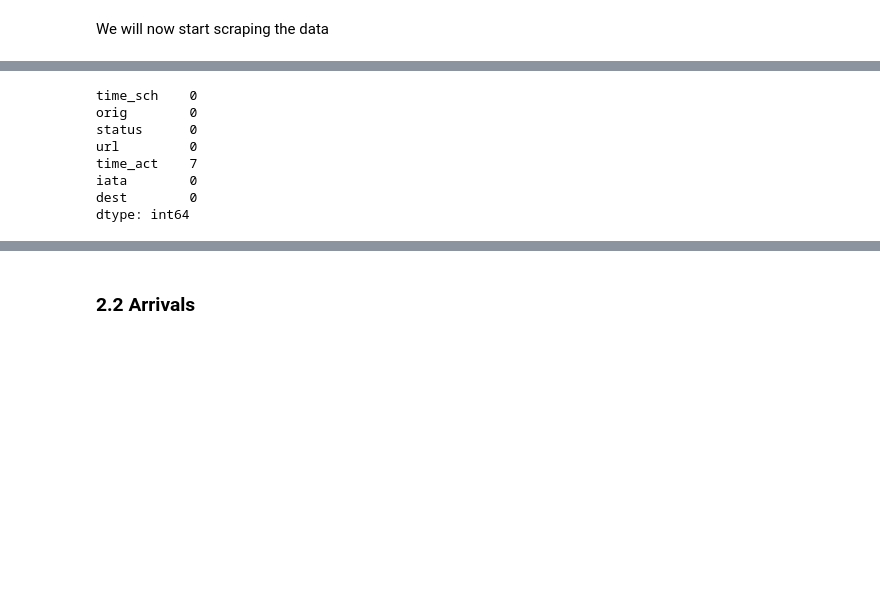
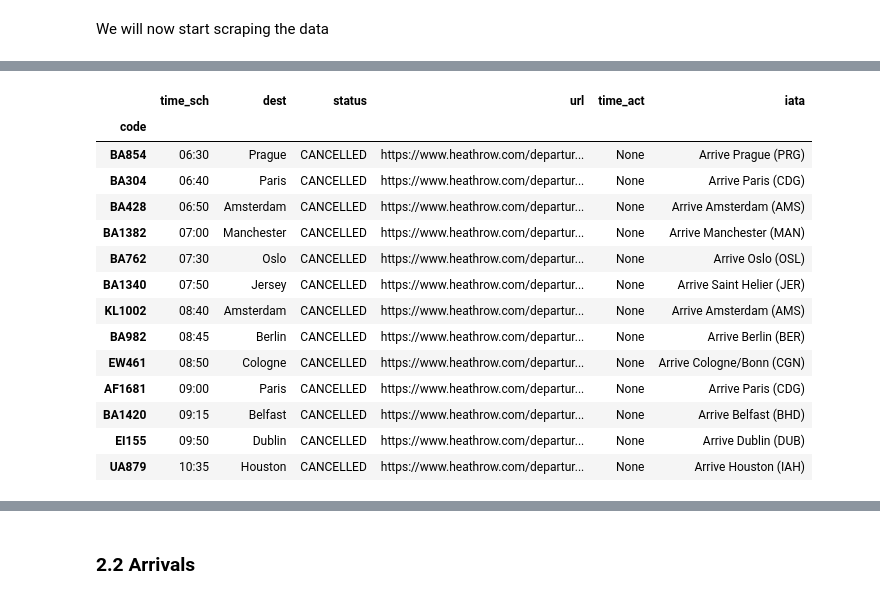
Before and after one commit to cwtravisyip/LHR_ops_data, a Jupyter notebook: code/selenium_scraper.ipynb, the cells around one changed output, grey strips where cells are left out. Saved outputs shown, nothing was run; the diff lists cells and outputs as text; code cells hidden in the pictures; blank space fills up the shorter version.

```diff
--- a/code/selenium_scraper.ipynb
+++ b/code/selenium_scraper.ipynb
@@ -153,11 +180,17 @@ departures.head()
+# %%
+# initialise a 'time_act' column to fill
+departures['time_act'] = pd.NA
+# %%
+driver = webdriver.Firefox()
+driver.get("https://www.heathrow.com/departure")
 # %%
 # iterate through rows
 counter = 1
 error_list = []
 # set up headless driver
-for key, val in departures[departures['time_act'].isna()].iterrows():
+for key, val in departures[(departures['time_act'].isna()) & (departures["status"] == "DEPARTED")].iterrows():
     driver.get(val['url'])
-    time.sleep(0.2)
+    time.sleep(0.25)
     try:
         time_act, iata = scrape_flight_page(dep=True)
         departures.loc[key,['time_act','iata']] = time_act, iata
@@ -169,11 +211,19 @@ for key, val in departures[departures['time_act'].isna()].iterrows():
-# %%
-departures.isnull().sum()
-# %% [output]
-time_sch    0
-orig        0
-status      0
-url         0
-time_act    7
-iata        0
-dest        0
-dtype: int64
+# %%
+# inspect the empty data
+departures[(departures["iata"].notna()) & (departures["time_act"].isna())]
+# %% [output]
+|  | time_sch | dest | status | url | time_act | iata |
+| code |  |  |  |  |  |  |
+| BA854 | 06:30 | Prague | CANCELLED | https://www.heathrow.com/departur... | None | Arrive Prague (PRG) |
+| BA304 | 06:40 | Paris | CANCELLED | https://www.heathrow.com/departur... | None | Arrive Paris (CDG) |
+| BA428 | 06:50 | Amsterdam | CANCELLED | https://www.heathrow.com/departur... | None | Arrive Amsterdam (AMS) |
+| BA1382 | 07:00 | Manchester | CANCELLED | https://www.heathrow.com/departur... | None | Arrive Manchester (MAN) |
+| BA762 | 07:30 | Oslo | CANCELLED | https://www.heathrow.com/departur... | None | Arrive Oslo (OSL) |
+| BA1340 | 07:50 | Jersey | CANCELLED | https://www.heathrow.com/departur... | None | Arrive Saint Helier (JER) |
+| KL1002 | 08:40 | Amsterdam | CANCELLED | https://www.heathrow.com/departur... | None | Arrive Amsterdam (AMS) |
+| BA982 | 08:45 | Berlin | CANCELLED | https://www.heathrow.com/departur... | None | Arrive Berlin (BER) |
+| EW461 | 08:50 | Cologne | CANCELLED | https://www.heathrow.com/departur... | None | Arrive Cologne/Bonn (CGN) |
+| AF1681 | 09:00 | Paris | CANCELLED | https://www.heathrow.com/departur... | None | Arrive Paris (CDG) |
+| BA1420 | 09:15 | Belfast | CANCELLED | https://www.heathrow.com/departur... | None | Arrive Belfast (BHD) |
+| EI155 | 09:50 | Dublin | CANCELLED | https://www.heathrow.com/departur... | None | Arrive Dublin (DUB) |
+| UA879 | 10:35 | Houston | CANCELLED | https://www.heathrow.com/departur... | None | Arrive Houston (IAH) |
```
Also changed, not shown: parts of 17 cells of this notebook.
